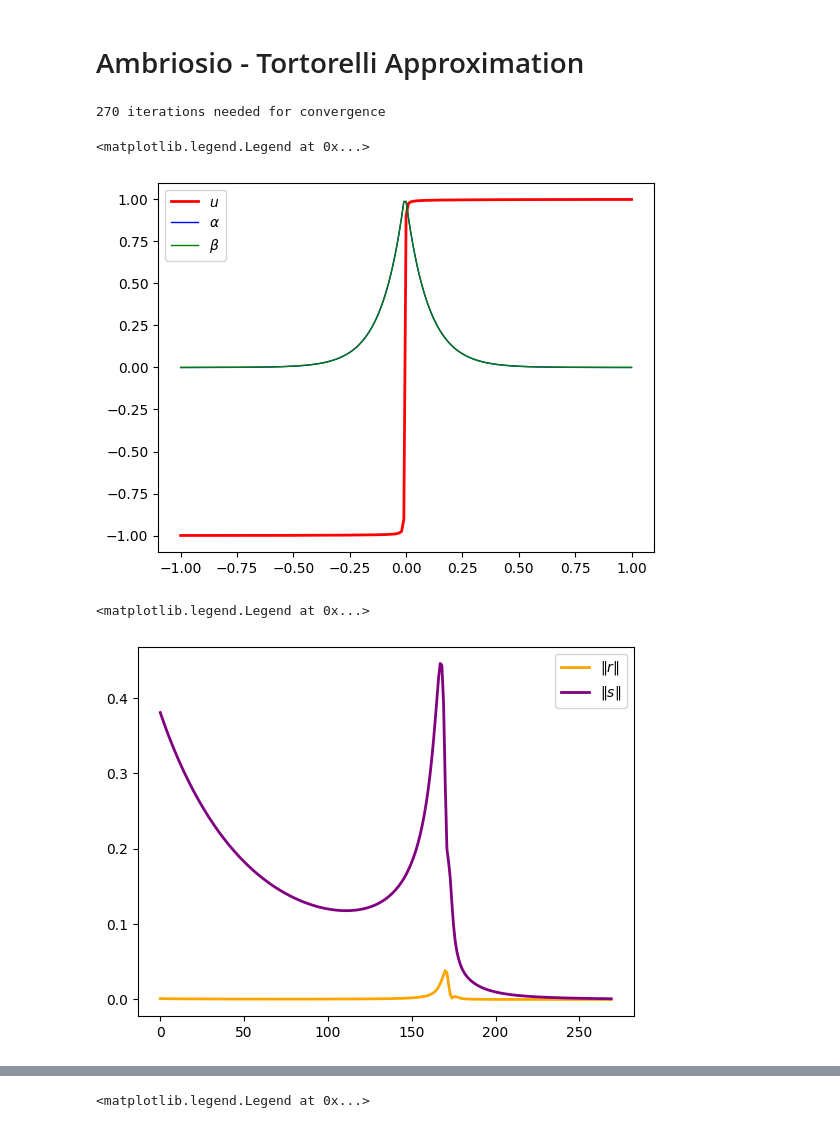
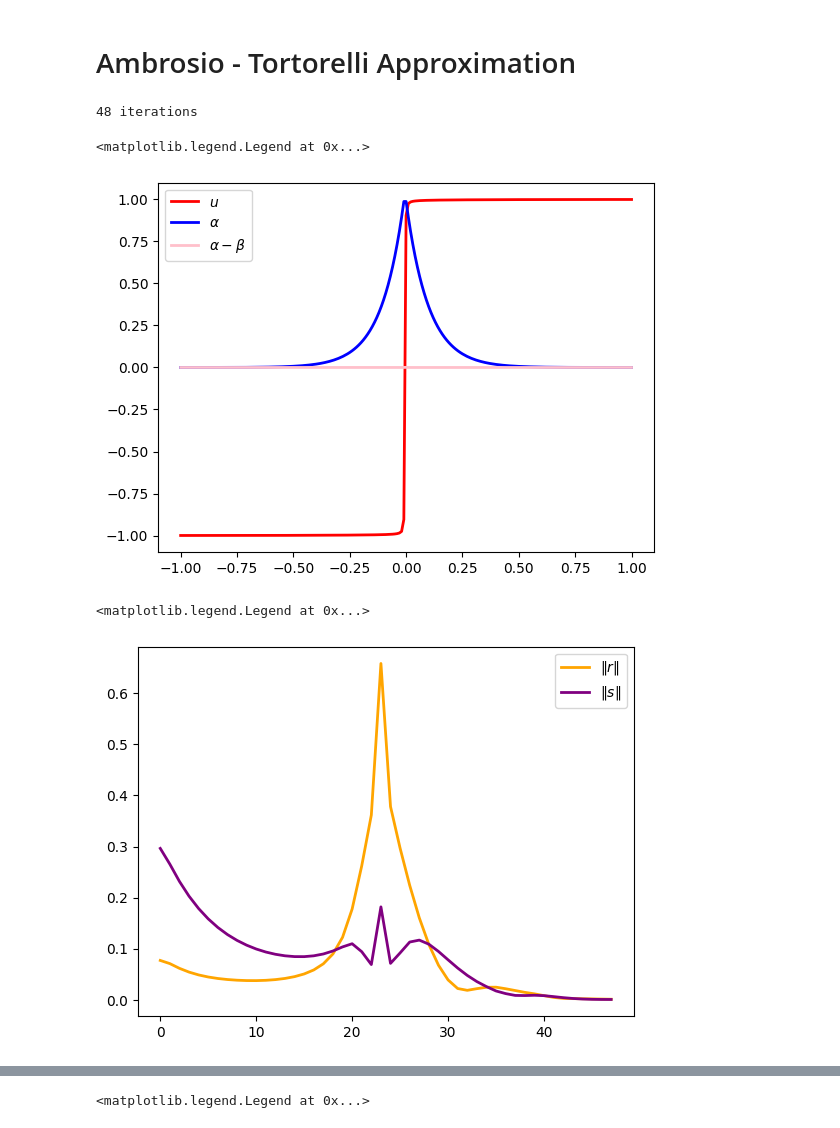
Before and after one commit to jiwei-peng/ADMM, a Jupyter notebook: ADMM 2.ipynb, the cells around one changed output, grey strips where cells are left out. Cells and saved outputs as stored; diff of their text form; code cells hidden in the pictures.

```diff
--- a/ADMM 2.ipynb
+++ b/ADMM 2.ipynb
@@ -5,5 +6,5 @@ import matplotlib.pyplot as plt
 # %% [markdown]
-# Ambriosio - Tortorelli Approximation
+# Ambrosio - Tortorelli Approximation
 # %%
 # Parameters
 
@@ -15,7 +16,7 @@ a = 2
 # %%
 # Define g
 
-g = np.where(grid >= 0, 1.0, -1.0)    # g is defined
+g = np.where(grid >=0, 1, -1)
 g_mid = (g[:-1]+ g[1:]) / 2 # midpoints of g for integration
 # %%
 # Set-up
@@ -56,7 +57,12 @@ alpha = np.zeros(201)
 beta = np.zeros(201)
 w = np.zeros(201)
 
-rho = 10
+alpha_all = alpha
+beta_all = beta
+
+rho = 1
+
+E_admm = []
 
 r_norm = []
 s_norm = []
@@ -73,7 +79,9 @@ while (r_tol < r_new or s_tol < s_new) and num_iter < 1000:
     beta_old = beta.copy()
     u = Argmin_u_update(alpha) # u - update
     alpha = Argmin_alpha_update(u, beta, w, rho) # alpha  - update
+    alpha_all = np.vstack([alpha_all, alpha])
     beta = Argmin_beta_update(alpha, w, rho) # beta - update
+    beta_all = np.vstack([beta_all, beta])
     w = w + alpha - beta # dual variable update (scaled form)
 
     r = alpha - beta # primal residual
@@ -84,27 +92,35 @@ while (r_tol < r_new or s_tol < s_new) and num_iter < 1000:
     s_new = np.linalg.norm(s)
     s_norm.append(s_new)
 
+    E_val = (1/2 * (np.sum((1 - (alpha[:-1] + alpha[1:])/2)**2
+                    * (u[1:] - u[:-1])**2) / delta_x)
+        + delta_x * b * np.sum(((u[:-1] + u[1:])/2 - g_mid)**2)
+        + a/2 * (delta_x / (4 * eps) * np.sum((beta[:-1] + beta[1:])**2)
+                  + eps / delta_x * np.sum((beta[1:] - beta[:-1])**2)))
+
+    E_admm.append(E_val)
+
     num_iter +=1
-
-
 
 r_norm = np.array(r_norm)
 s_norm = np.array(s_norm)
-print(f"{num_iter} iterations needed for convergence")
+alpha_optimal = alpha
+
+print(f"{num_iter} iterations")
 # %% [output]
-270 iterations needed for convergence
+48 iterations
 # %%
 # Plotting u, alpha and beta
 
 plt.close('all')
 fig, ax = plt.subplots()
 ax.plot(grid, u, linewidth = 2, color = 'red', label = r'$u$')
-ax.plot(grid, alpha, linewidth = 1, color = 'blue', label = r'$\alpha$')
-ax.plot(grid, beta, linewidth = 1, color = 'green', label = r'$\beta$')
+ax.plot(grid, alpha, linewidth = 2, color = 'blue', label = r'$\alpha$')
+ax.plot(grid, alpha - beta, linewidth = 2, color = 'pink', label = r'$\alpha - \beta$')
 ax.legend()
 # %% [output]
 <matplotlib.legend.Legend at 0x...>
-[figure, old version]
+[figure, new version]
 # %%
 #Plotting primal and dual residuals
 
@@ -115,4 +131,4 @@ ax.plot(s_norm, linewidth = 2, color = 'purple', label = r'$\|s\|$')
 ax.legend()
 # %% [output]
 <matplotlib.legend.Legend at 0x...>
-[figure, old version]
+[figure, new version]
```
Also changed, not shown: parts of 6 cells of this notebook.
